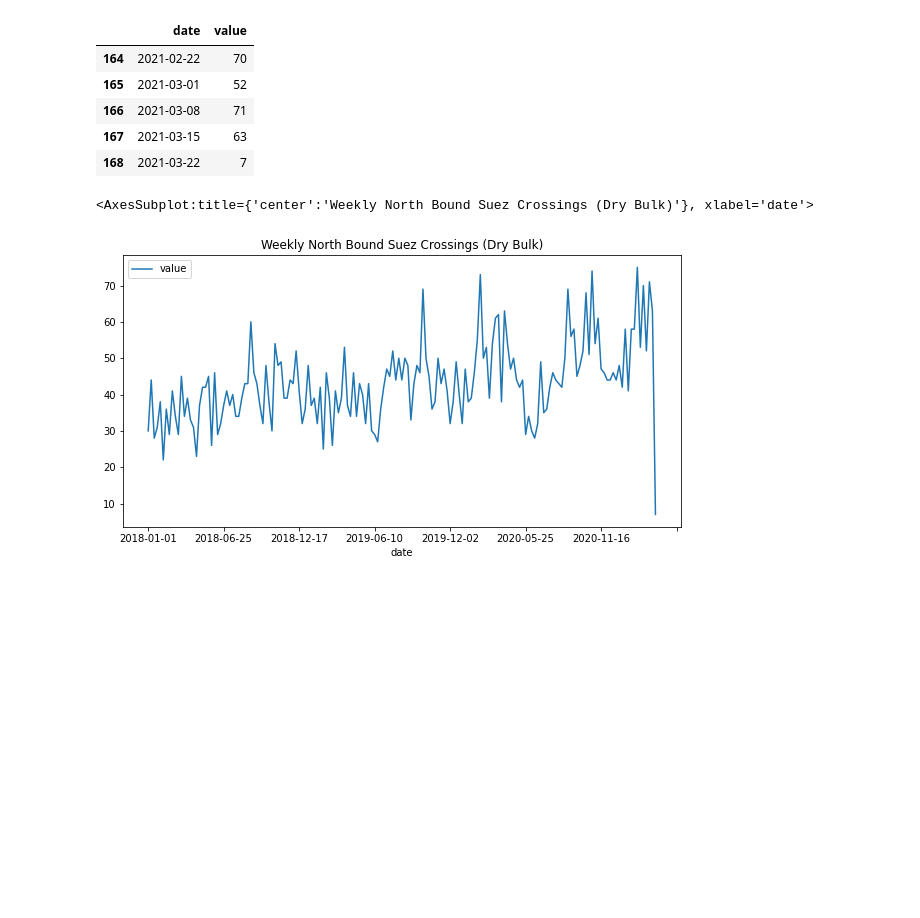
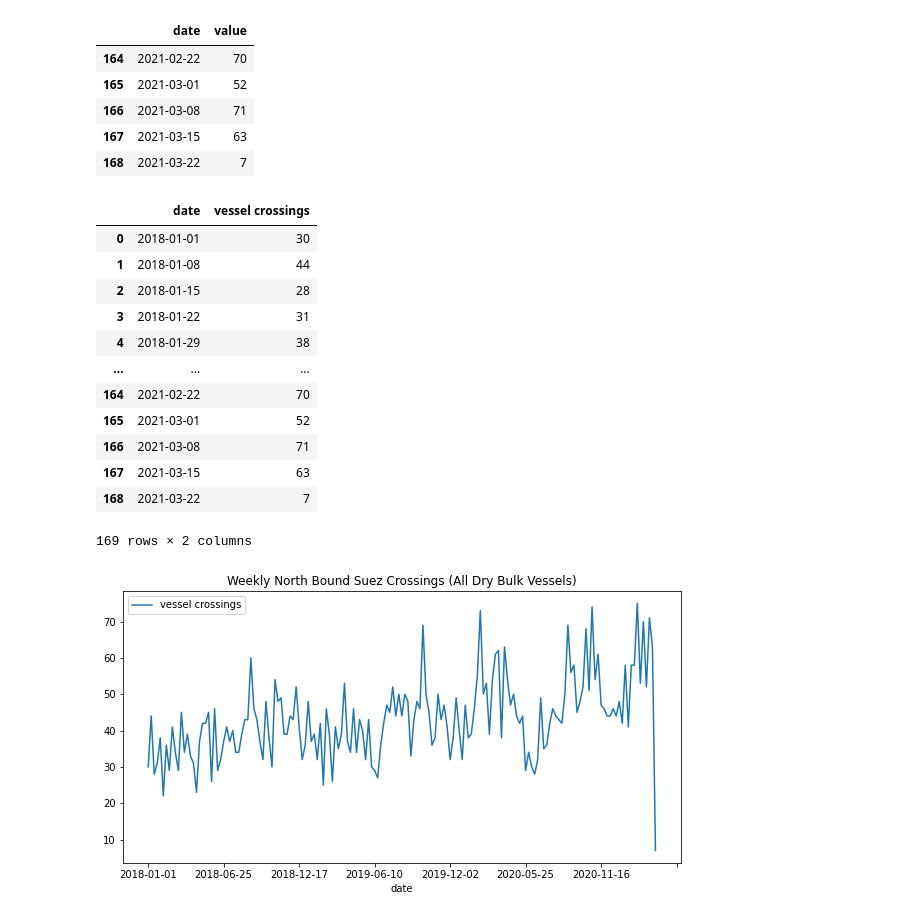
Before and after one commit to oceanbolt/oceanbolt-python-sdk, a Jupyter notebook: docs/examples/14_suez_canal_passings.ipynb, the cells around one changed output. Drawn from its saved outputs; the diff is of its cells as text; code cells hidden in the pictures; blank space fills up the shorter version.

```diff
--- a/docs/examples/14_suez_canal_passings.ipynb
+++ b/docs/examples/14_suez_canal_passings.ipynb
@@ -6,10 +6,12 @@ to the count number of vessels that have passed through Suez in the recent time
 # %%
-#Setup client and import libraries
+#Setup client and import libraries. Apikey is set via .env file.
 %load_ext dotenv
 %dotenv
 
 from oceanbolt.sdk.client import APIClient
 from oceanbolt.sdk.data.tonnage import ZoneChangesTimeseries
+from oceanbolt.sdk.data.entities import Zones
 from datetime import date
+import matplotlib.pyplot as plt
 
-client =ZoneChangesTimeseries(APIClient())
+tonnage_client =ZoneChangesTimeseries(APIClient())
@@ -75,6 +132,6 @@ south_bound_crossings_weekly.plot(title="Weekly South Bound Suez Crossings (Dry
 # %%
-#Get north bound crossings
-north_bound_crossings_weekly = client.get(
+#Get north bound crossings on weekly basis
+north_bound_crossings_weekly = tonnage_client.get(
     start_date=date(2018,1,1),
     from_zone_id=red_sea_ag_zones,
     to_zone_id=mediterranean_zones,
@@ -89,7 +146,21 @@ north_bound_crossings_weekly.tail(5)
 | 167 | 2021-03-15 | 63 |
 | 168 | 2021-03-22 | 7 |
 # %%
-north_bound_crossings_weekly.plot(title="Weekly North Bound Suez Crossings (Dry Bulk)", x='date', figsize=(10,5))
+north_bound_crossings_weekly = north_bound_crossings_weekly.rename(columns={"value":"vessel crossings"})
+north_bound_crossings_weekly.plot(title="Weekly North Bound Suez Crossings (All Dry Bulk Vessels)", x='date', figsize=(10,5))
+north_bound_crossings_weekly
 # %% [output]
+|  | date | vessel crossings |
+| 0 | 2018-01-01 | 30 |
+| 1 | 2018-01-08 | 44 |
+| 2 | 2018-01-15 | 28 |
+| 3 | 2018-01-22 | 31 |
+| 4 | 2018-01-29 | 38 |
+| ... | ... | ... |
+| 164 | 2021-02-22 | 70 |
+| 165 | 2021-03-01 | 52 |
+| 166 | 2021-03-08 | 71 |
+| 167 | 2021-03-15 | 63 |
+| 168 | 2021-03-22 | 7 |
-<AxesSubplot:title={'center':'Weekly North Bound Suez Crossings (Dry Bulk)'}, xlabel='date'>
+169 rows × 2 columns
-[figure, old version]
+[figure, new version]
```
Also changed, not shown: parts of 12 cells of this notebook, 4 other files.
